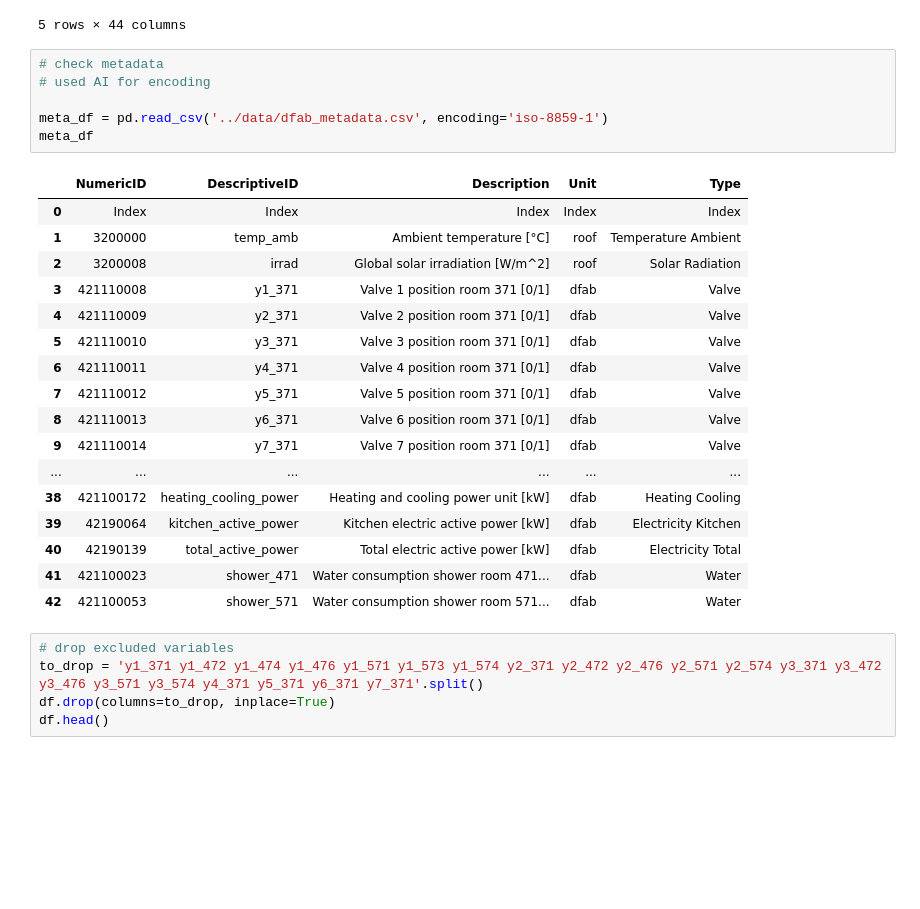
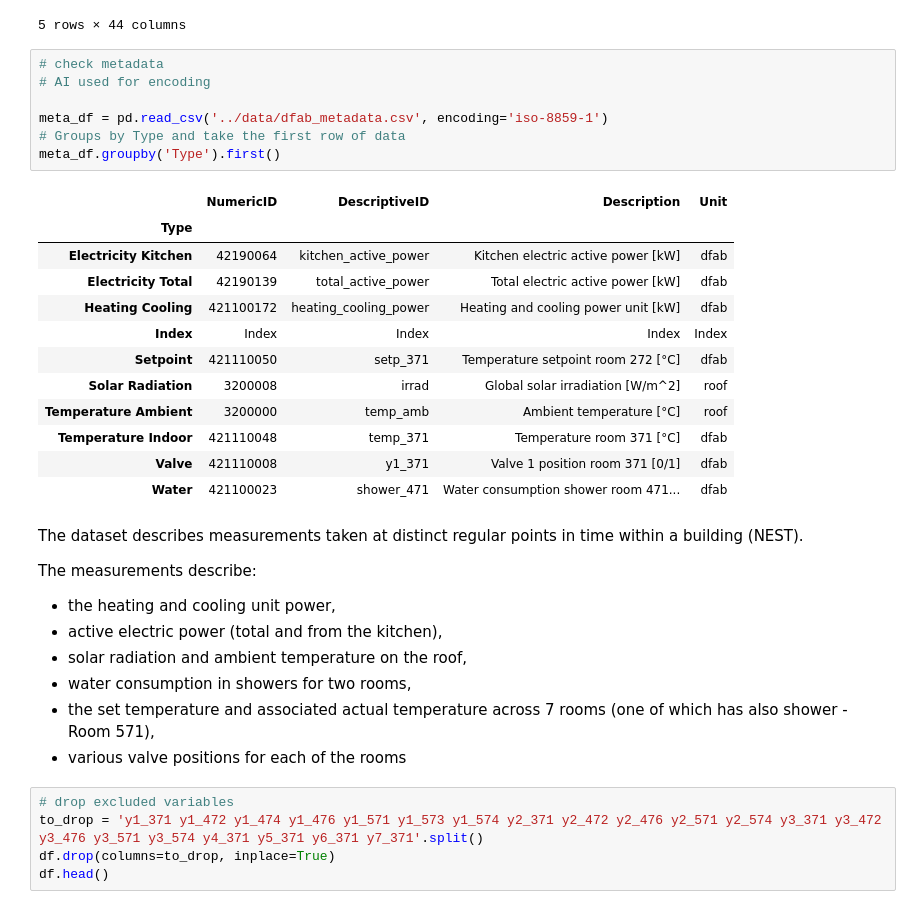
Before and after one commit to VonRiecken/Energy-Data-Engineering, a Jupyter notebook: main/ede_WS2526_project_1_JR.ipynb, the cells around one changed output. Cells and saved outputs as stored; diff of their text form; blank space fills up the shorter version.

```diff
--- a/main/ede_WS2526_project_1_JR.ipynb
+++ b/main/ede_WS2526_project_1_JR.ipynb
@@ -33,28 +36,34 @@ df.head()
 5 rows × 44 columns
 # %%
 # check metadata
-# used AI for encoding
+# AI used for encoding
 
 meta_df = pd.read_csv('../data/dfab_metadata.csv', encoding='iso-8859-1')
-meta_df
+# Groups by Type and take the first row of data
+meta_df.groupby('Type').first()
 # %% [output]
-|  | NumericID | DescriptiveID | Description | Unit | Type |
-| 0 | Index | Index | Index | Index | Index |
-| 1 | 3200000 | temp_amb | Ambient temperature [°C] | roof | Temperature Ambient |
-| 2 | 3200008 | irrad | Global solar irradiation [W/m^2] | roof | Solar Radiation |
-| 3 | 421110008 | y1_371 | Valve 1 position room 371 [0/1] | dfab | Valve |
-| 4 | 421110009 | y2_371 | Valve 2 position room 371 [0/1] | dfab | Valve |
-| 5 | 421110010 | y3_371 | Valve 3 position room 371 [0/1] | dfab | Valve |
-| 6 | 421110011 | y4_371 | Valve 4 position room 371 [0/1] | dfab | Valve |
-| 7 | 421110012 | y5_371 | Valve 5 position room 371 [0/1] | dfab | Valve |
-| 8 | 421110013 | y6_371 | Valve 6 position room 371 [0/1] | dfab | Valve |
-| 9 | 421110014 | y7_371 | Valve 7 position room 371 [0/1] | dfab | Valve |
-| ... | ... | ... | ... | ... | ... |
-| 38 | 421100172 | heating_cooling_power | Heating and cooling power unit [kW] | dfab | Heating Cooling |
-| 39 | 42190064 | kitchen_active_power | Kitchen electric active power [kW] | dfab | Electricity Kitchen |
-| 40 | 42190139 | total_active_power | Total electric active power [kW] | dfab | Electricity Total |
-| 41 | 421100023 | shower_471 | Water consumption shower room 471... | dfab | Water |
-| 42 | 421100053 | shower_571 | Water consumption shower room 571... | dfab | Water |
+|  | NumericID | DescriptiveID | Description | Unit |
+| Type |  |  |  |  |
+| Electricity Kitchen | 42190064 | kitchen_active_power | Kitchen electric active power [kW] | dfab |
+| Electricity Total | 42190139 | total_active_power | Total electric active power [kW] | dfab |
+| Heating Cooling | 421100172 | heating_cooling_power | Heating and cooling power unit [kW] | dfab |
+| Index | Index | Index | Index | Index |
+| Setpoint | 421110050 | setp_371 | Temperature setpoint room 272 [°C] | dfab |
+| Solar Radiation | 3200008 | irrad | Global solar irradiation [W/m^2] | roof |
+| Temperature Ambient | 3200000 | temp_amb | Ambient temperature [°C] | roof |
+| Temperature Indoor | 421110048 | temp_371 | Temperature room 371 [°C] | dfab |
+| Valve | 421110008 | y1_371 | Valve 1 position room 371 [0/1] | dfab |
+| Water | 421100023 | shower_471 | Water consumption shower room 471... | dfab |
+# %% [markdown]
+The dataset describes measurements taken at distinct regular points in time within a building (NEST).
+
+The measurements describe:
+* the heating and cooling unit power,
+* active electric power (total and from the kitchen),
+* solar radiation and ambient temperature on the roof,
+* water consumption in showers for two rooms,
+* the set temperature and associated actual temperature across 7 rooms (one of which has also shower -Room 571),
+* various valve positions for each of the rooms
 # %%
 # drop excluded variables
 to_drop = 'y1_371 y1_472 y1_474 y1_476 y1_571 y1_573 y1_574 y2_371 y2_472 y2_476 y2_571 y2_574 y3_371 y3_472 y3_476 y3_571 y3_574 y4_371 y5_371 y6_371 y7_371'.split()
```
Also changed, not shown: parts of 31 cells of this notebook.
